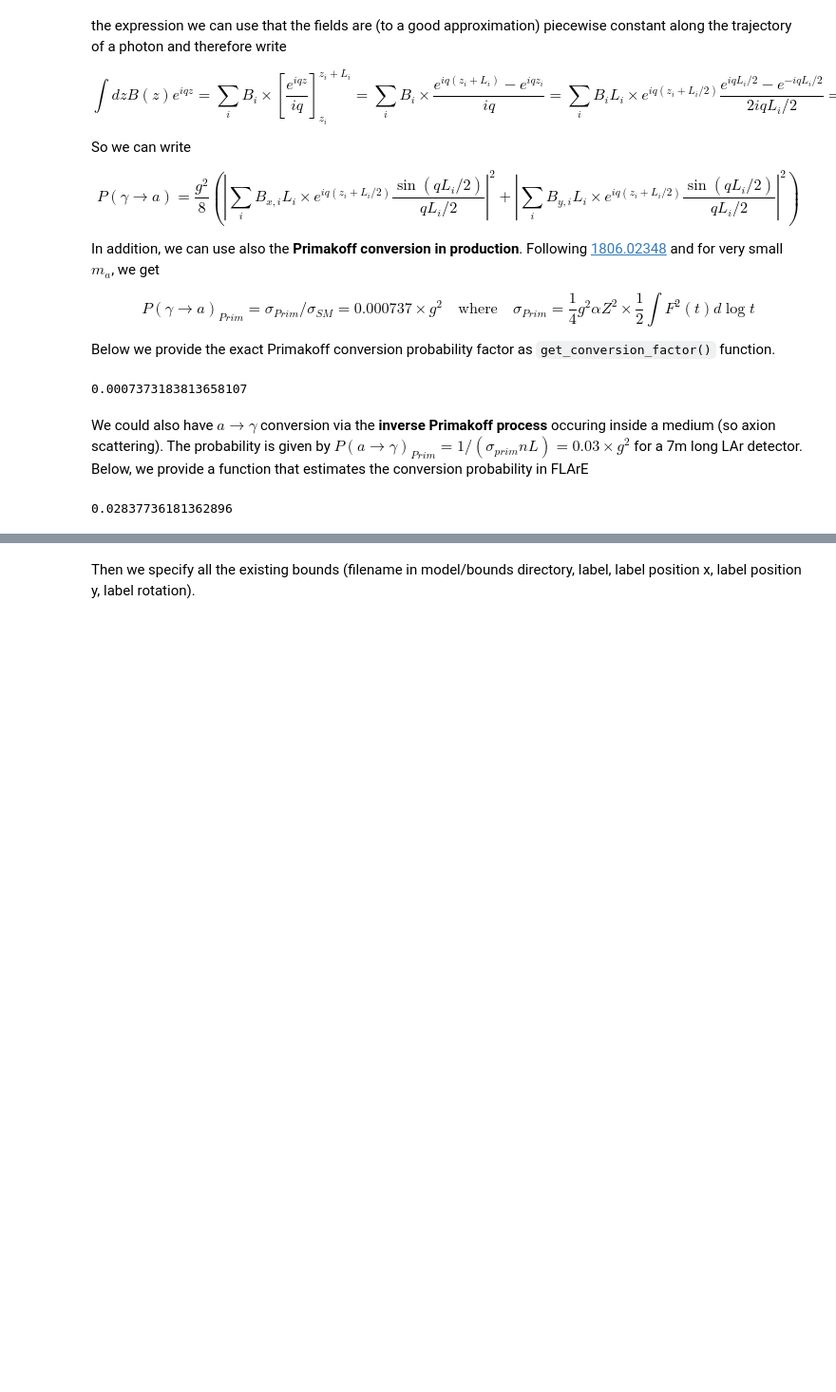
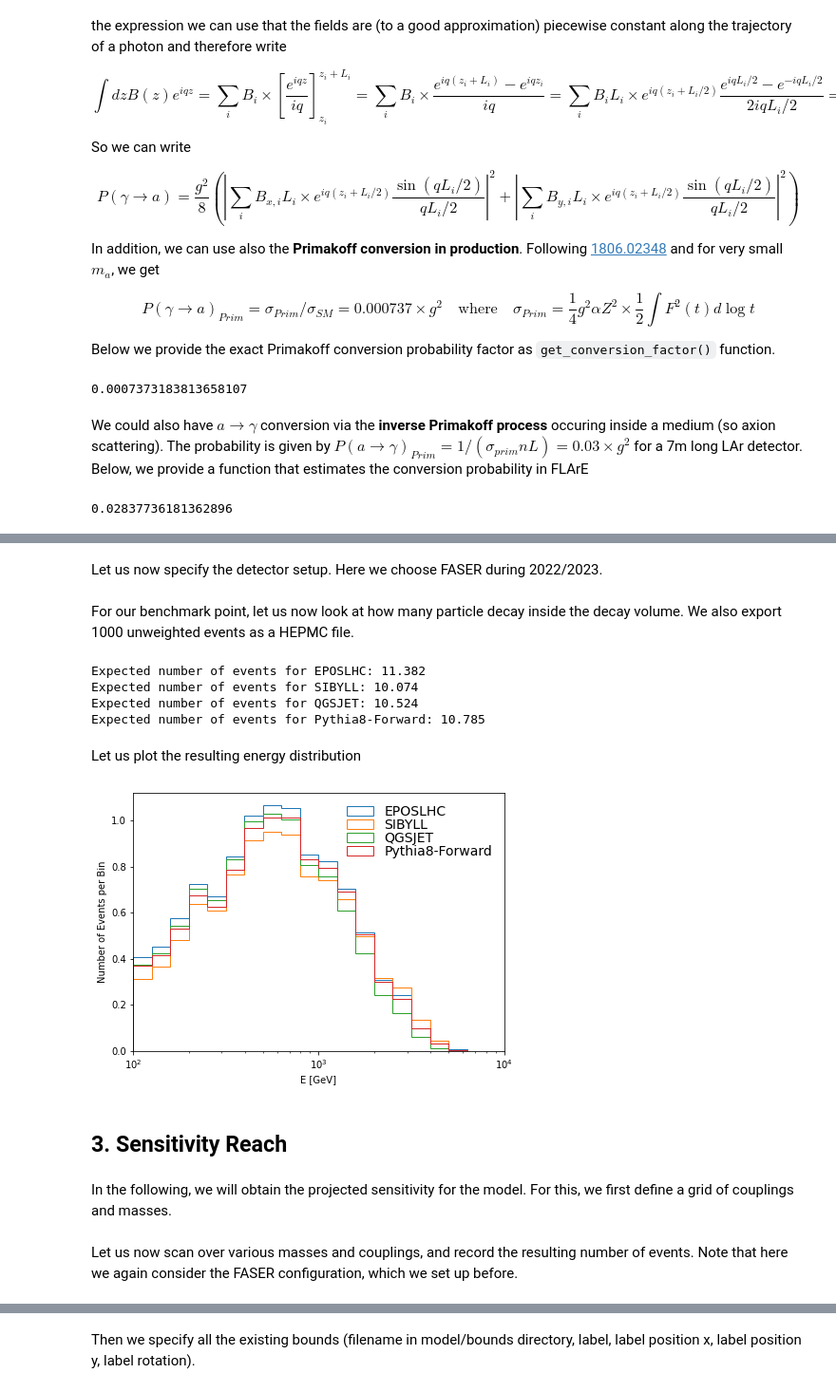
Before and after one commit to KlingFelix/FORESEE, a Jupyter notebook: Models/ALP-LSW/ALP-LSW.ipynb, the cells around one changed output, grey strips where cells are left out. Shown at 95% size. Drawn from its saved outputs; the diff is of its cells as text; code cells hidden in the pictures; blank space fills up the shorter version.

```diff
--- a/Models/ALP-LSW/ALP-LSW.ipynb
+++ b/Models/ALP-LSW/ALP-LSW.ipynb
@@ -290,3 +296,0 @@ Let's look at an example for m=1eV:
-# %%
-gs, ns, _, _, _ = get_nevent(mass=1e-9,  setup = "FASER",  gvals = np.logspace(-6,0,6+1))
-for g,n in zip(gs, ns): print ("g="+str(g)+", n="+str(n))
@@ -320,6 +296,0 @@ np.save("model/results/"+energy+"TeV_"+setup+".npy",[masses*1e9,couplings,np.arr
-# %%
-#FLARE
-setup, list_nevents = "FLARE", []
-for mass in masses:
-    list_nevents.append(get_nevent(mass=mass,  setup=setup, gvals=couplings)[1])
-np.save("model/results/"+energy+"TeV_"+setup+".npy",[masses*1e9,couplings,np.array(list_nevents)])
@@ -347,0 +382,51 @@ foresee.extract_contours(
+# %% [markdown]
+Let us now specify the detector setup. Here we choose FASER during 2022/2023.
+# %%
+lumi = 60
+distance = 474
+selection = "np.sqrt(x.x**2 + (x.y+0.065)**2)<.1"
+magnets_production = magnets["LHC-14TeV"]
+magnets_interaction = magnets["FASER"]
+# %% [markdown]
+For our benchmark point, let us now look at how many particle decay inside the decay volume. We also export 1000 unweighted events as a HEPMC file.
+# %%
+momenta, weights, _ = write_events(
+    mass = mass,
+    coupling = coupling,
+    lumi=lumi,
+    distance=distance,
+    selection = selection,
+    magnets_production=magnets_production,
+    magnets_interaction=magnets_interaction,
+    numberevent = 1000,
+    filename = "model/events/test.hepmc",
+    return_data = True,
+)
+
+for isetup, setup in enumerate(generators):
+    print("Expected number of events for "+setup+":", round(sum(weights[:,isetup]),3))
+# %% [output]
+Expected number of events for EPOSLHC: 11.382
+Expected number of events for SIBYLL: 10.074
+Expected number of events for QGSJET: 10.524
+Expected number of events for Pythia8-Forward: 10.785
+# %% [markdown]
+Let us plot the resulting energy distribution
+# %%
+fig = plt.figure(figsize=(7,5))
+ax = plt.subplot(1,1,1)
+energies = [p.e for p in momenta],
+for isetup, setup in enumerate(generators):
+    ax.hist(energies, weights=weights[:,isetup], bins=np.logspace(2,4, 20+1), histtype='step', label=setup)
+ax.set_xscale("log")
+ax.set_xlim(1e2,1e4)
+ax.set_xlabel("E [GeV]")
+ax.set_ylabel("Number of Events per Bin")
+ax.legend(frameon=False, labelspacing=0, fontsize=14)
+plt.show()
+# %% [output]
+[figure, added]
+# %% [markdown]
+## 3. Sensitivity Reach
+# %% [markdown]
+In the following, we will obtain the projected sensitivity for the model. For this, we first define a grid of couplings and masses.
@@ -347,0 +436,2 @@ foresee.extract_contours(
+# %% [markdown]
+Let us now scan over various masses and couplings, and record the resulting number of events. Note that here we again consider the FASER configuration, which we set up before.
```
Also changed, not shown: parts of 49 cells of this notebook, 18 other files.
